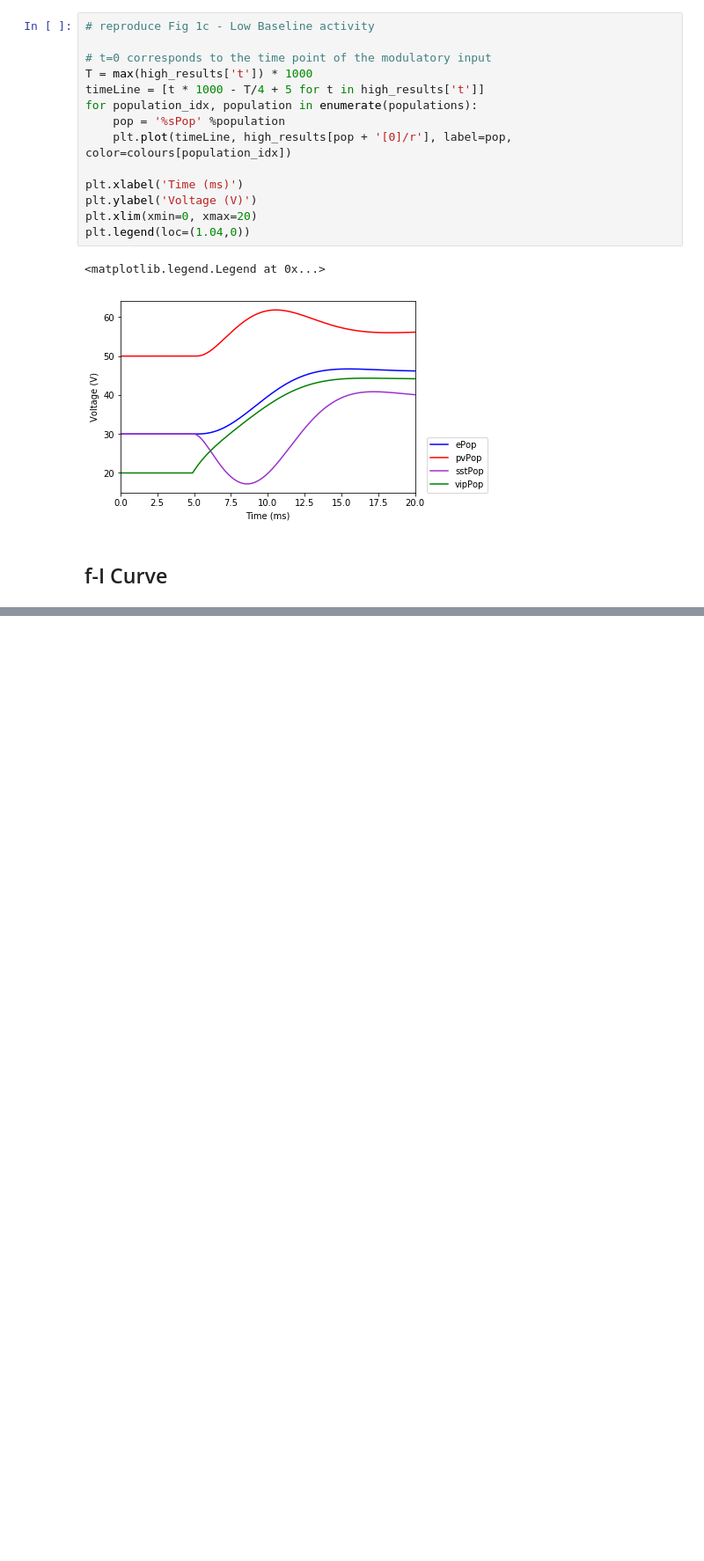
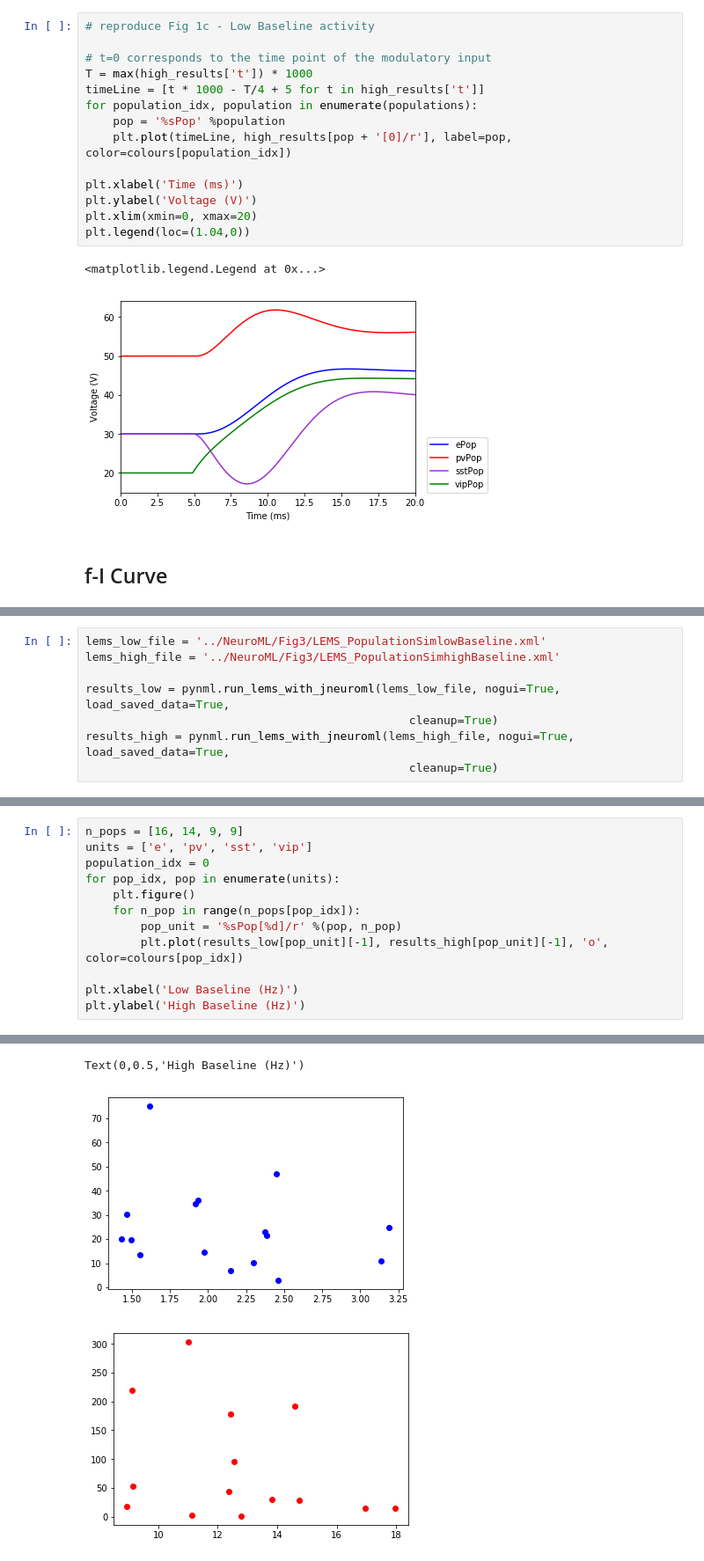
Before and after one commit to OpenSourceBrain/del-Molino2017, a Jupyter notebook: notebooks/Figures.ipynb, the cells around one changed output, grey strips where cells are left out. Shown at 88% size. Saved outputs shown, nothing was run; the diff lists cells and outputs as text; blank space fills up the shorter version.

```diff
--- a/notebooks/Figures.ipynb
+++ b/notebooks/Figures.ipynb
@@ -133,0 +136,8 @@ pyNeuroML >>> Removing file ./rates_high.dat after having loading its data!
+# %%
+lems_low_file = '../NeuroML/Fig3/LEMS_PopulationSimlowBaseline.xml'
+lems_high_file = '../NeuroML/Fig3/LEMS_PopulationSimhighBaseline.xml'
+
+results_low = pynml.run_lems_with_jneuroml(lems_low_file, nogui=True, load_saved_data=True,
+                                               cleanup=True)
+results_high = pynml.run_lems_with_jneuroml(lems_high_file, nogui=True, load_saved_data=True,
+                                               cleanup=True)
@@ -133,0 +155,13 @@ pyNeuroML >>> Removing file ./rates_high.dat after having loading its data!
+# %%
+n_pops = [16, 14, 9, 9]
+units = ['e', 'pv', 'sst', 'vip']
+population_idx = 0
+for pop_idx, pop in enumerate(units):
+    plt.figure()
+    for n_pop in range(n_pops[pop_idx]):
+        pop_unit = '%sPop[%d]/r' %(pop, n_pop)
+        plt.plot(results_low[pop_unit][-1], results_high[pop_unit][-1], 'o', color=colours[pop_idx])
+
+plt.xlabel('Low Baseline (Hz)')
+plt.ylabel('High Baseline (Hz)')
+# %% [output]
@@ -133,0 +185,3 @@ pyNeuroML >>> Removing file ./rates_high.dat after having loading its data!
+Text(0,0.5,'High Baseline (Hz)')
+[figure, added]
+[figure, added]
```
Also changed, not shown: parts of 3 cells of this notebook.
